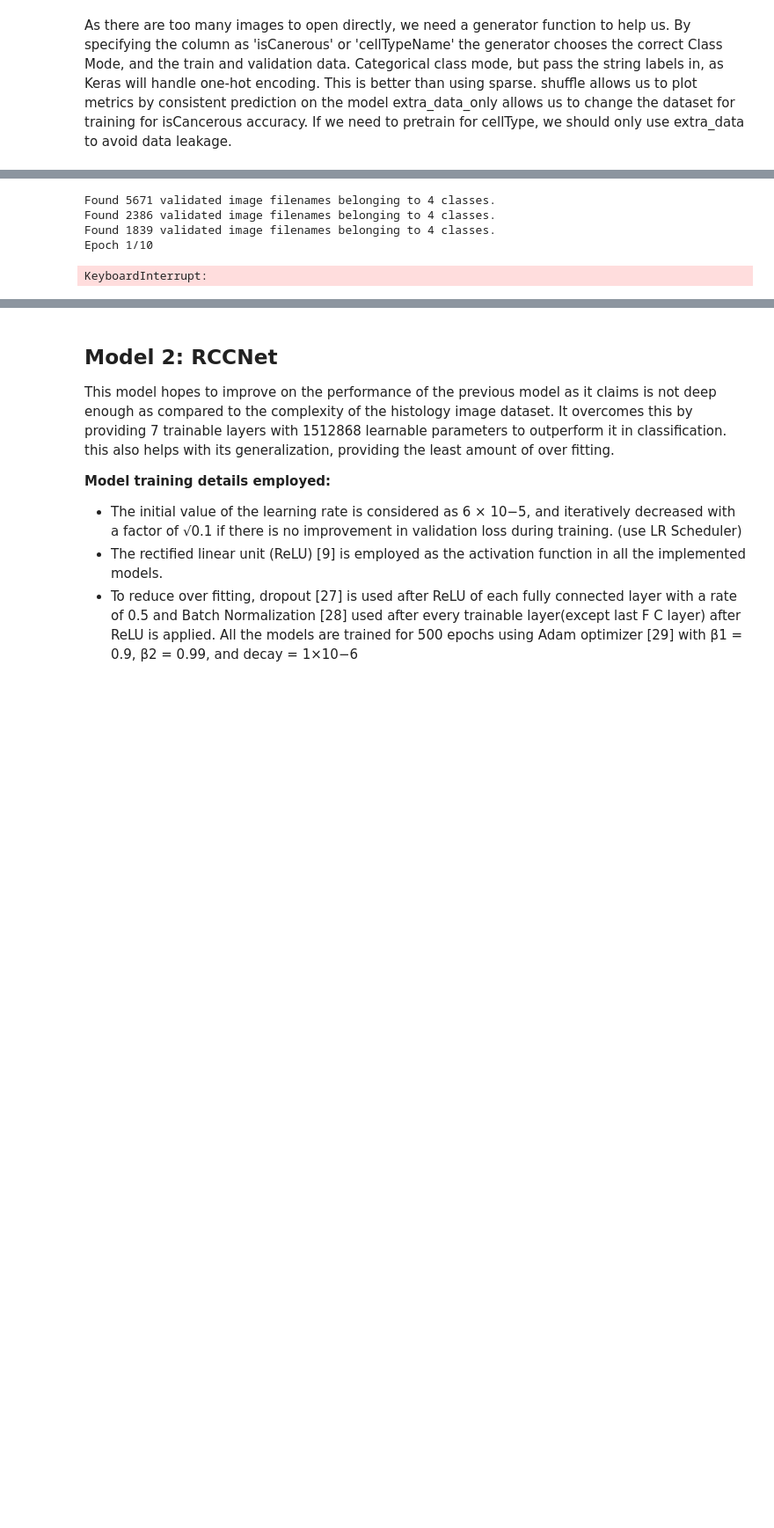
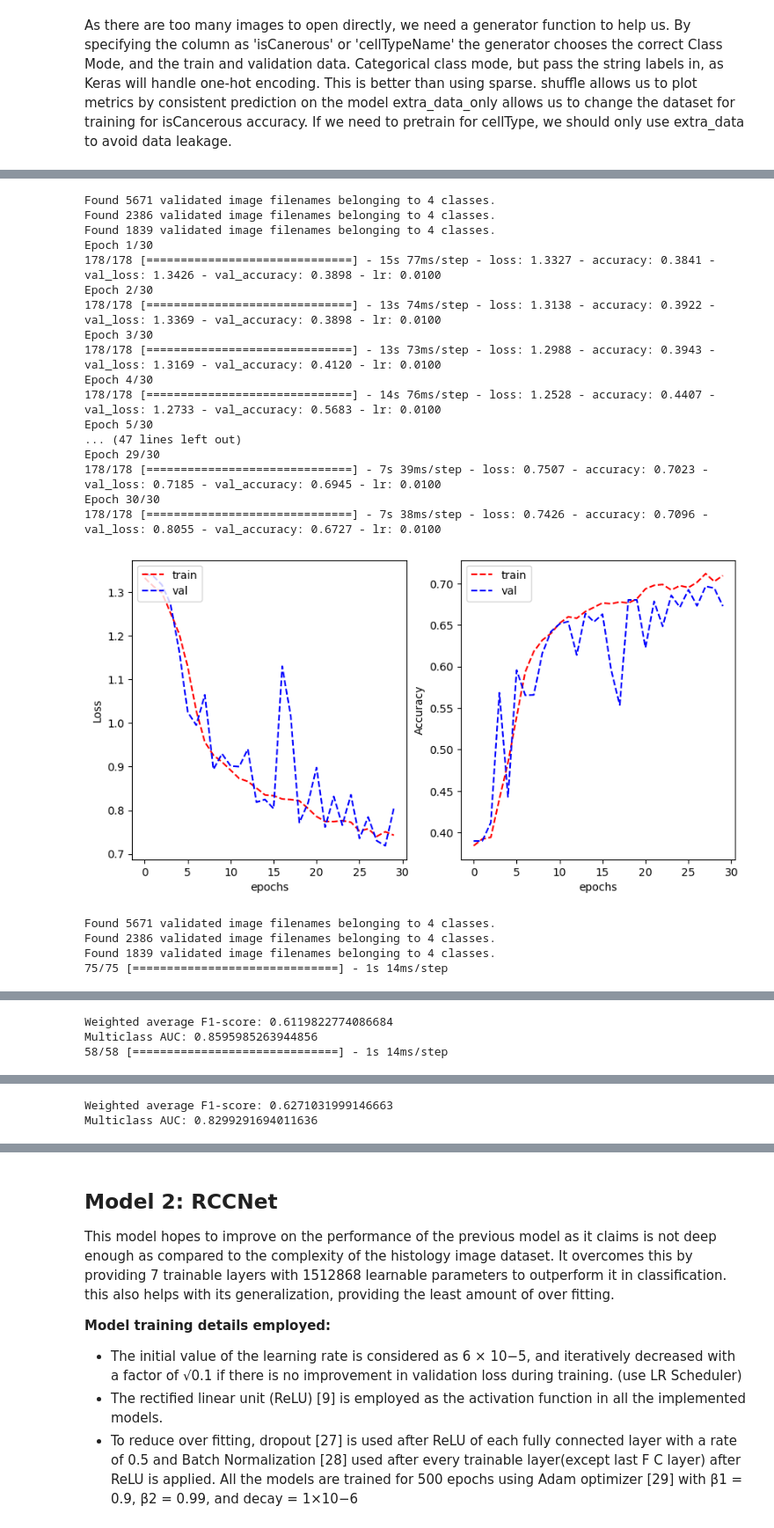
Before and after one commit to Keen2Kode/Machine-Learning, a Jupyter notebook: assignment_2.ipynb, the cells around one changed output, grey strips where cells are left out. Shown at 88% size. Drawn from its saved outputs; the diff is of its cells as text; code cells hidden in the pictures; blank space fills up the shorter version.

```diff
--- a/assignment_2.ipynb
+++ b/assignment_2.ipynb
@@ -259,20 +241,20 @@ def group_split(test_size, data):
         test_data = data.loc[test_idx]
     return train_data.reset_index(drop=True), test_data.reset_index(drop=True)
 
-# def stratified_group_split(test_size, data, strat_col):
-#     # Reset index for the group shuffle split
-#     data.reset_index(drop=True, inplace=True)
+def stratified_group_split(test_size, data, strat_col):
+    # Reset index for the group shuffle split
+    data.reset_index(drop=True, inplace=True)
 
-#     # Create Stratified Group K-Fold
-#     stratified_group = StratifiedGroupKFold(n_splits=int(1/test_size), shuffle=True, random_state=15)
+    # Create Stratified Group K-Fold
+    stratified_group = StratifiedGroupKFold(n_splits=int(1/test_size), shuffle=True, random_state=15)
 
-#     for train_idx, test_idx in stratified_group.split(data, y=data[strat_col], groups=data['patientID']):
-#         train_data = data.loc[train_idx]
-#         test_data = data.loc[test_idx]
-#         # We only need the first split
-#         break
+    for train_idx, test_idx in stratified_group.split(data, y=data[strat_col], groups=data['patientID']):
+        train_data = data.loc[train_idx]
+        test_data = data.loc[test_idx]
+        # We only need the first split
+        break
 
-#     return train_data.reset_index(drop=True), test_data.reset_index(drop=True)
+    return train_data.reset_index(drop=True), test_data.reset_index(drop=True)
 
 
 train_main, test_main = group_split(0.2, main_data)
@@ -288,6 +270,7 @@ test_full_data = pd.concat([test_main, test_extra]).drop(['cellType', 'cellTypeN
 val_full_data = pd.concat([val_main, val_extra]).drop(['cellType', 'cellTypeName'], axis=1)
 full_data = pd.concat([main_data, extra_data]).drop(['cellType', 'cellTypeName'], axis=1)
 
+# not using stratified
 # train_main, test_main = stratified_group_split(0.2, main_data, 'cellTypeName')
 # train_main, val_main = stratified_group_split(0.25, train_main, 'cellTypeName')
 
@@ -608,29 +616,46 @@ def plot_metrics(generator, model, y_col):
 # %%
 batch_size = 32
 y_col = 'cellTypeName'
 # the paper specifies different learning rates based on epoch
 def lr_scheduler(epoch):
     if epoch < 60:
         return 0.01
     elif epoch < 100:
         return 0.001
     else:
         return 0.0001
-
+# the paper specifies a custom SGD rate
 sgd = keras.optimizers.SGD(decay=0.0005, momentum=0.9)
 
-baseline = softmax_CNN('cellTypeName', input_shape=(27,27,1), optimizer='SGD', fully_connected_units = 512, dropout = 0.2)
+baseline = softmax_CNN(y_col)
 train_generator, val_generator, test_generator = generator(batch_size, y_col)
-baseline_history = baseline.fit(train_generator, epochs=10, validation_data=val_generator, callbacks=[LearningRateScheduler(lr_scheduler)])
+baseline_history = baseline.fit(train_generator, epochs=30, validation_data=val_generator, callbacks=[LearningRateScheduler(lr_scheduler)])
 train_val_accuracy(baseline_history)
 
 # to get samples in order
 _, val_generator, test_generator = generator(batch_size, y_col, shuffle=False)
-plot_metrics(val_generator, baseline)
-plot_metrics(test_generator, baseline)
+plot_metrics(val_generator, baseline, y_col)
+baseline_scores = plot_metrics(test_generator, baseline, y_col)
 # %% [output]
 Found 5671 validated image filenames belonging to 4 classes.
 Found 2386 validated image filenames belonging to 4 classes.
 Found 1839 validated image filenames belonging to 4 classes.
-Epoch 1/10
+Epoch 1/30
+178/178 [==============================] - 15s 77ms/step - loss: 1.3327 - accuracy: 0.3841 - val_loss: 1.3426 - val_accuracy: 0.3898 - lr: 0.0100
+Epoch 2/30
+178/178 [==============================] - 13s 74ms/step - loss: 1.3138 - accuracy: 0.3922 - val_loss: 1.3369 - val_accuracy: 0.3898 - lr: 0.0100
+Epoch 3/30
+178/178 [==============================] - 13s 73ms/step - loss: 1.2988 - accuracy: 0.3943 - val_loss: 1.3169 - val_accuracy: 0.4120 - lr: 0.0100
+Epoch 4/30
+178/178 [==============================] - 14s 76ms/step - loss: 1.2528 - accuracy: 0.4407 - val_loss: 1.2733 - val_accuracy: 0.5683 - lr: 0.0100
+Epoch 5/30
+... (47 lines left out)
+Epoch 29/30
+178/178 [==============================] - 7s 39ms/step - loss: 0.7507 - accuracy: 0.7023 - val_loss: 0.7185 - val_accuracy: 0.6945 - lr: 0.0100
+Epoch 30/30
+178/178 [==============================] - 7s 38ms/step - loss: 0.7426 - accuracy: 0.7096 - val_loss: 0.8055 - val_accuracy: 0.6727 - lr: 0.0100
+[figure, added]
-KeyboardInterrupt:
+Found 5671 validated image filenames belonging to 4 classes.
+Found 2386 validated image filenames belonging to 4 classes.
+Found 1839 validated image filenames belonging to 4 classes.
+75/75 [==============================] - 1s 14ms/step
@@ -636,0 +663,3 @@ KeyboardInterrupt:
+Weighted average F1-score: 0.6119822774086684
+Multiclass AUC: 0.8595985263944856
+58/58 [==============================] - 1s 14ms/step
@@ -637 +667,3 @@ KeyboardInterrupt:
+Weighted average F1-score: 0.6271031999146663
+Multiclass AUC: 0.8299291694011636
 # %% [markdown]
```
Also changed, not shown: parts of 27 cells of this notebook.
